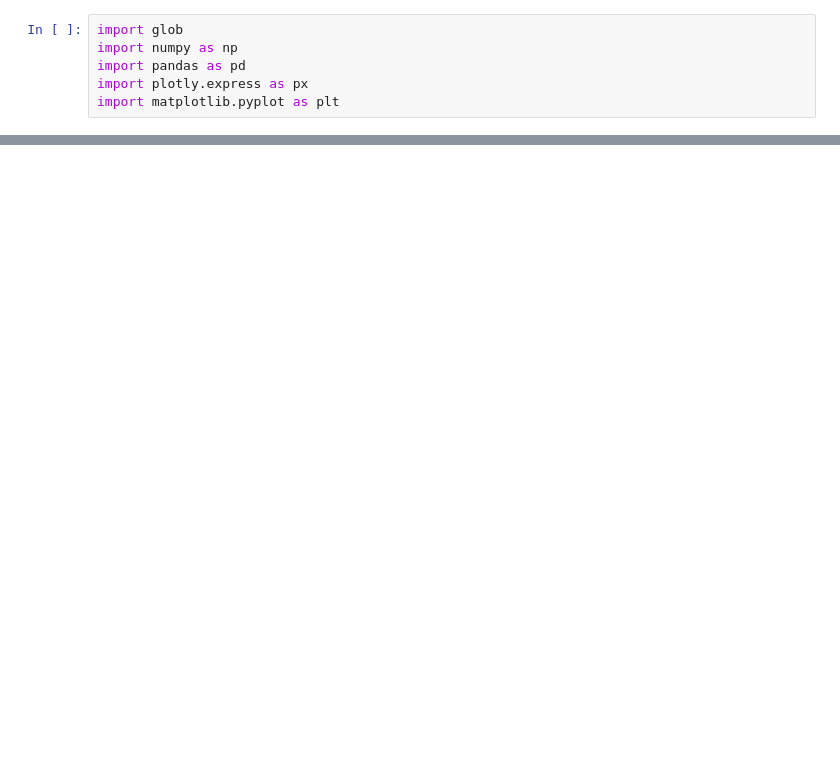
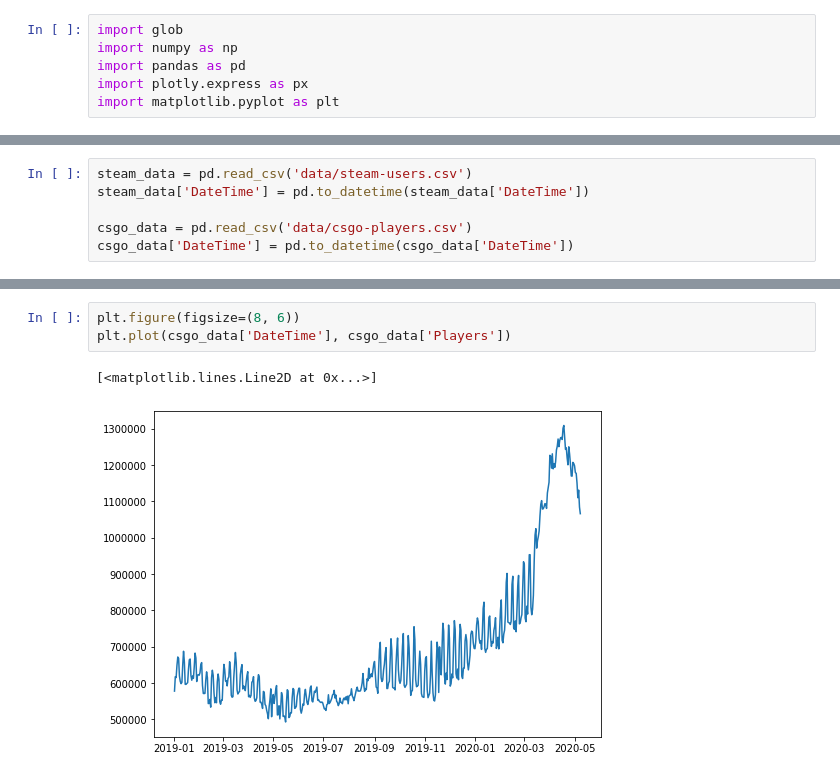
Before and after one commit to matthewyu01/DataFest-2020, a Jupyter notebook: data-analysis.ipynb, the cells around one changed output, grey strips where cells are left out. Saved outputs shown, nothing was run; the diff lists cells and outputs as text; blank space fills up the shorter version.

```diff
--- a/data-analysis.ipynb
+++ b/data-analysis.ipynb
@@ -18,3 +18,9 @@ fig = px.histogram(spectrum_data, x="Date")
 fig.show()
 # %% [output]
 [interactive output not drawn]
+# %%
+steam_data = pd.read_csv('data/steam-users.csv')
+steam_data['DateTime'] = pd.to_datetime(steam_data['DateTime'])
+
+csgo_data = pd.read_csv('data/csgo-players.csv')
+csgo_data['DateTime'] = pd.to_datetime(csgo_data['DateTime'])
@@ -20,0 +43,6 @@ fig.show()
+# %%
+plt.figure(figsize=(8, 6))
+plt.plot(csgo_data['DateTime'], csgo_data['Players'])
+# %% [output]
+[<matplotlib.lines.Line2D at 0x...>]
+[figure, added]
```
Also changed, not shown: parts of 3 cells of this notebook, 34 other files.
